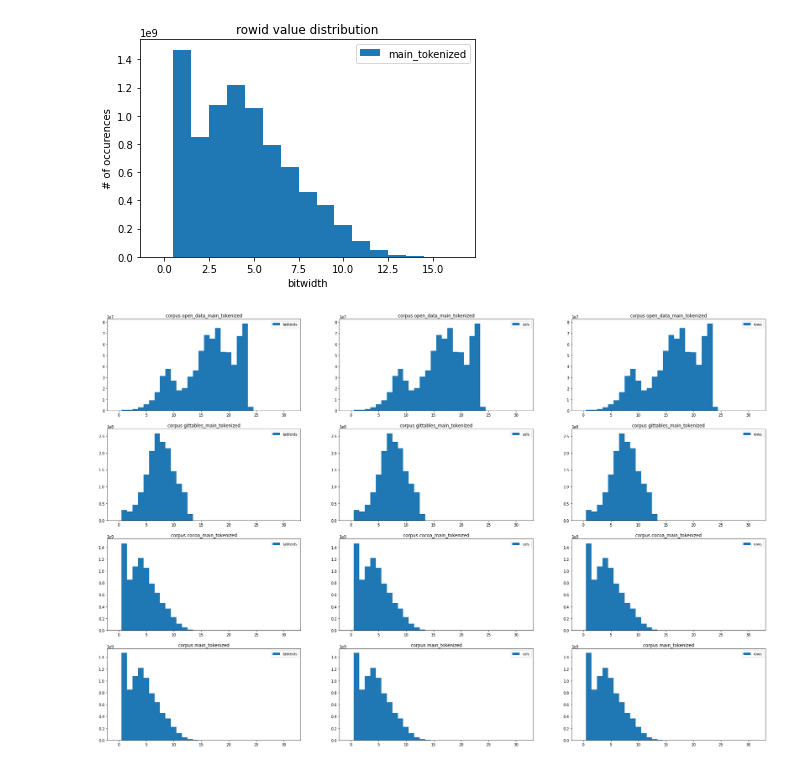
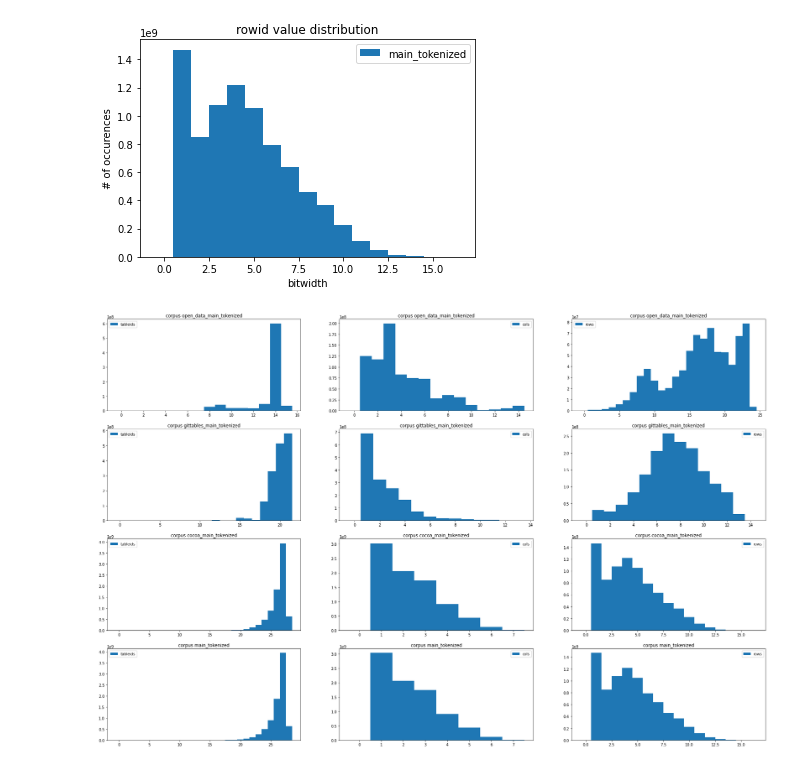
Before and after one commit to nilsmartel/bsc-ii-measure, a Jupyter notebook: render-graphs/Untitled.ipynb, the cells around one changed output. Saved outputs shown, nothing was run; the diff lists cells and outputs as text; code cells hidden in the pictures.

```diff
--- a/render-graphs/Untitled.ipynb
+++ b/render-graphs/Untitled.ipynb
@@ -88,20 +96,20 @@ _=bitwidthHistogram(bitwidth[main]['rows'], "rowid value distribution", main)
 # %%
 histograms = ["tableids", "cols", "rows"]
 
 fig, axss = plt.subplots(4, 3, figsize=(32, 21))
 
 for i in range(4):
     for j in range(3):
         table = tables[i]
         field = histograms[j]
-        data  = bitwidth[table][field][:32]
+        data  = takeSparse(bitwidth[table][field][:64])
 
         ax = axss[i][j]
 
-        x = list(range(32))
+        x = list(range(len(data)))
 
         ax.bar(x, data, width=1, label=field)
         ax.set_title(f'corpus {table}')
         ax.legend()
 # %% [output]
-[figure, old version]
+[figure, new version]
```
Also changed, not shown: parts of 2 cells of this notebook, 2 other files.
